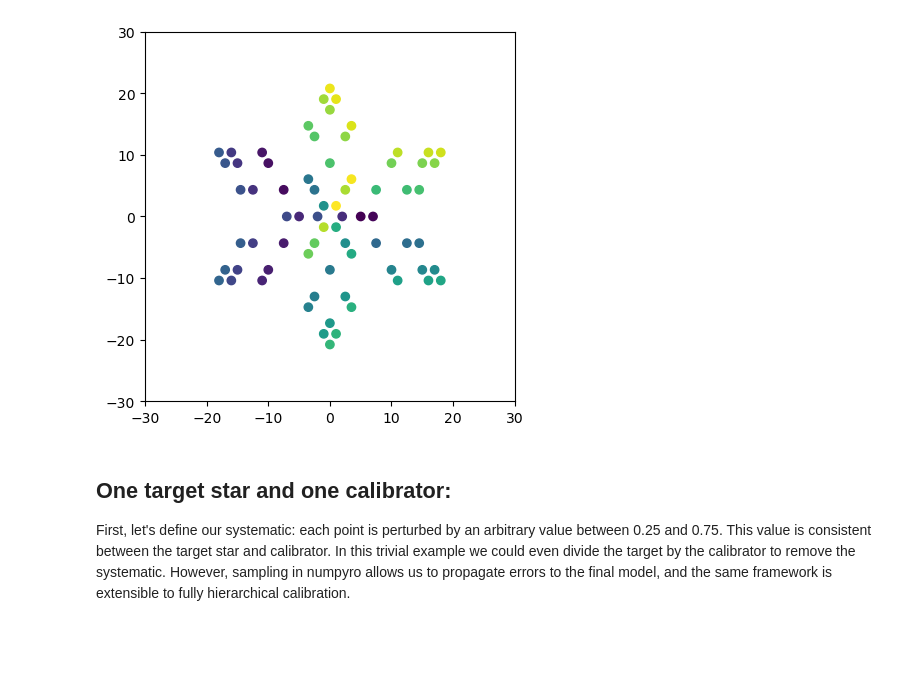
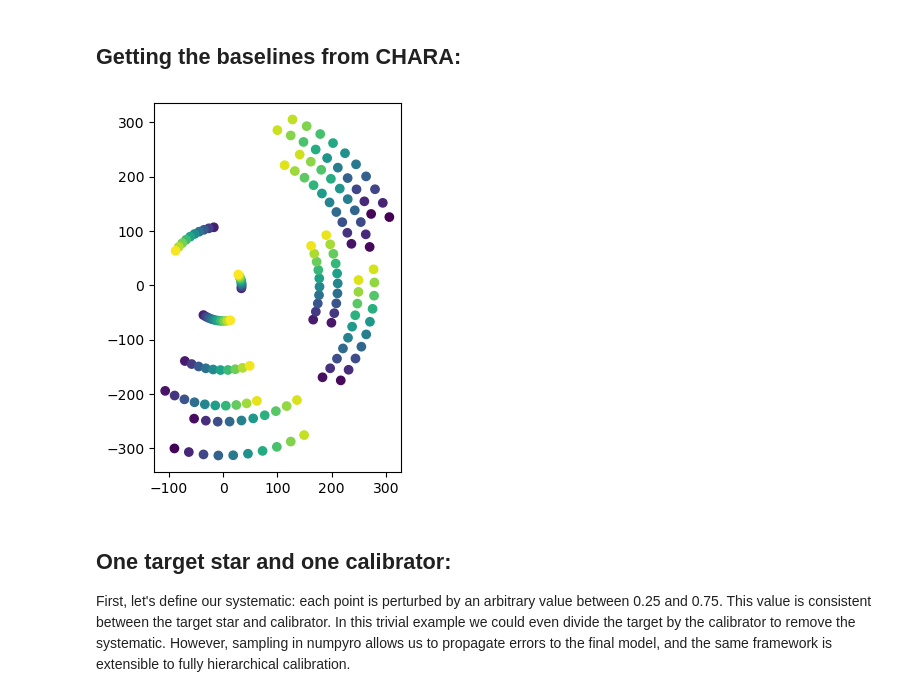
Before and after one commit to shashankdholakia/jax-interferometry, a Jupyter notebook: notebooks/systematics_retrieval_ensemble.ipynb, the cells around one changed output. Cells and saved outputs as stored; diff of their text form; code cells hidden in the pictures; blank space fills up the shorter version.

```diff
--- a/notebooks/systematics_retrieval_ensemble.ipynb
+++ b/notebooks/systematics_retrieval_ensemble.ipynb
@@ -44,15 +35,21 @@ plt.gca().set_aspect('equal', adjustable='box')
+# %% [markdown]
+## Getting the baselines from CHARA:
 # %%
-u = np.subtract.outer(station_x,station_x)
-u = u.T[np.where(~np.eye(u.shape[0],dtype=bool))]
-v = np.subtract.outer(station_y,station_y)
-v = v.T[np.where(~np.eye(v.shape[0],dtype=bool))]
+_, baseline, pa = genfromtxt('chara.csv', delimiter=',').T
+
+#getting the U and V planes
+baseline = np.concatenate([baseline for i in range(10)])
+pa = np.concatenate([pa+i*5 for i in range(10)])
+u = baseline*np.cos(np.radians(pa))
+v = baseline*np.sin(np.radians(pa))
+x = jnp.hypot(u,v)
+theta = jnp.arctan(v/u)
 # %%
 plt.scatter(u,v,c=np.arange(len(u)))
-plt.xlim(-30,30)
-plt.ylim(-30,30)
+
 plt.gca().set_aspect('equal', adjustable='box')
 # %% [output]
-[figure, old version]
+[figure, new version]
 # %% [markdown]
 ## One target star and one calibrator:
 
```
Also changed, not shown: parts of 17 cells of this notebook, 1 other file.
